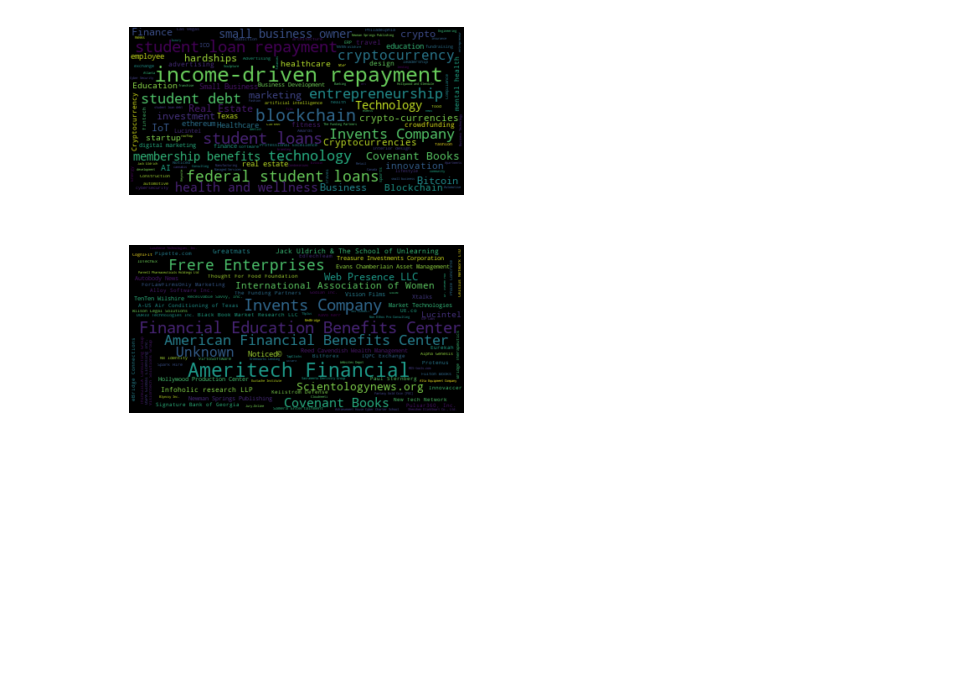
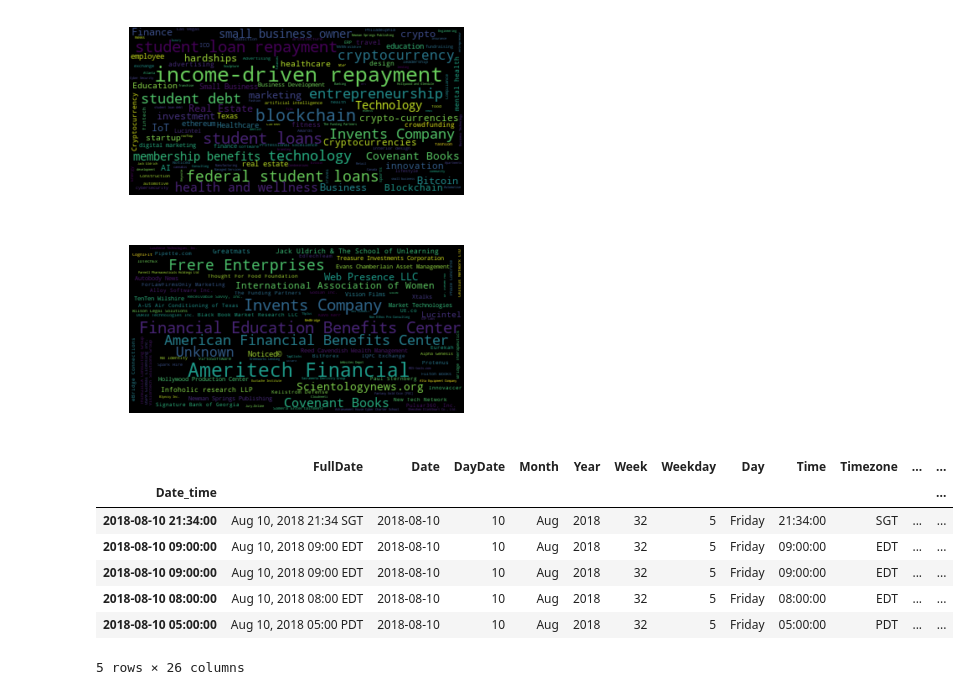
Before and after one commit to gowriaddepalli/Newssite_DataAnalysis_and_Visualization, a Jupyter notebook: DataAnalysisNewsWire.ipynb, the cells around one changed output. Cells and saved outputs as stored; diff of their text form; code cells hidden in the pictures; blank space fills up the shorter version.

```diff
--- a/DataAnalysisNewsWire.ipynb
+++ b/DataAnalysisNewsWire.ipynb
@@ -773,3 +773,14 @@ plt.axis("off")
 plt.show()
 # %% [output]
 [figure]
+# %%
+df.head(5)
+# %% [output]
+|  | FullDate | Date | DayDate | Month | Year | Week | Weekday | Day | Time | Timezone | ... | ... |
+| Date_time |  |  |  |  |  |  |  |  |  |  |  | ... |
+| 2018-08-10 21:34:00 | Aug 10, 2018 21:34 SGT | 2018-08-10 | 10 | Aug | 2018 | 32 | 5 | Friday | 21:34:00 | SGT | ... | ... |
+| 2018-08-10 09:00:00 | Aug 10, 2018 09:00 EDT | 2018-08-10 | 10 | Aug | 2018 | 32 | 5 | Friday | 09:00:00 | EDT | ... | ... |
+| 2018-08-10 09:00:00 | Aug 10, 2018 09:00 EDT | 2018-08-10 | 10 | Aug | 2018 | 32 | 5 | Friday | 09:00:00 | EDT | ... | ... |
+| 2018-08-10 08:00:00 | Aug 10, 2018 08:00 EDT | 2018-08-10 | 10 | Aug | 2018 | 32 | 5 | Friday | 08:00:00 | EDT | ... | ... |
+| 2018-08-10 05:00:00 | Aug 10, 2018 05:00 PDT | 2018-08-10 | 10 | Aug | 2018 | 32 | 5 | Friday | 05:00:00 | PDT | ... | ... |
+5 rows × 26 columns
```
Also changed, not shown: parts of 1 cell of this notebook.
